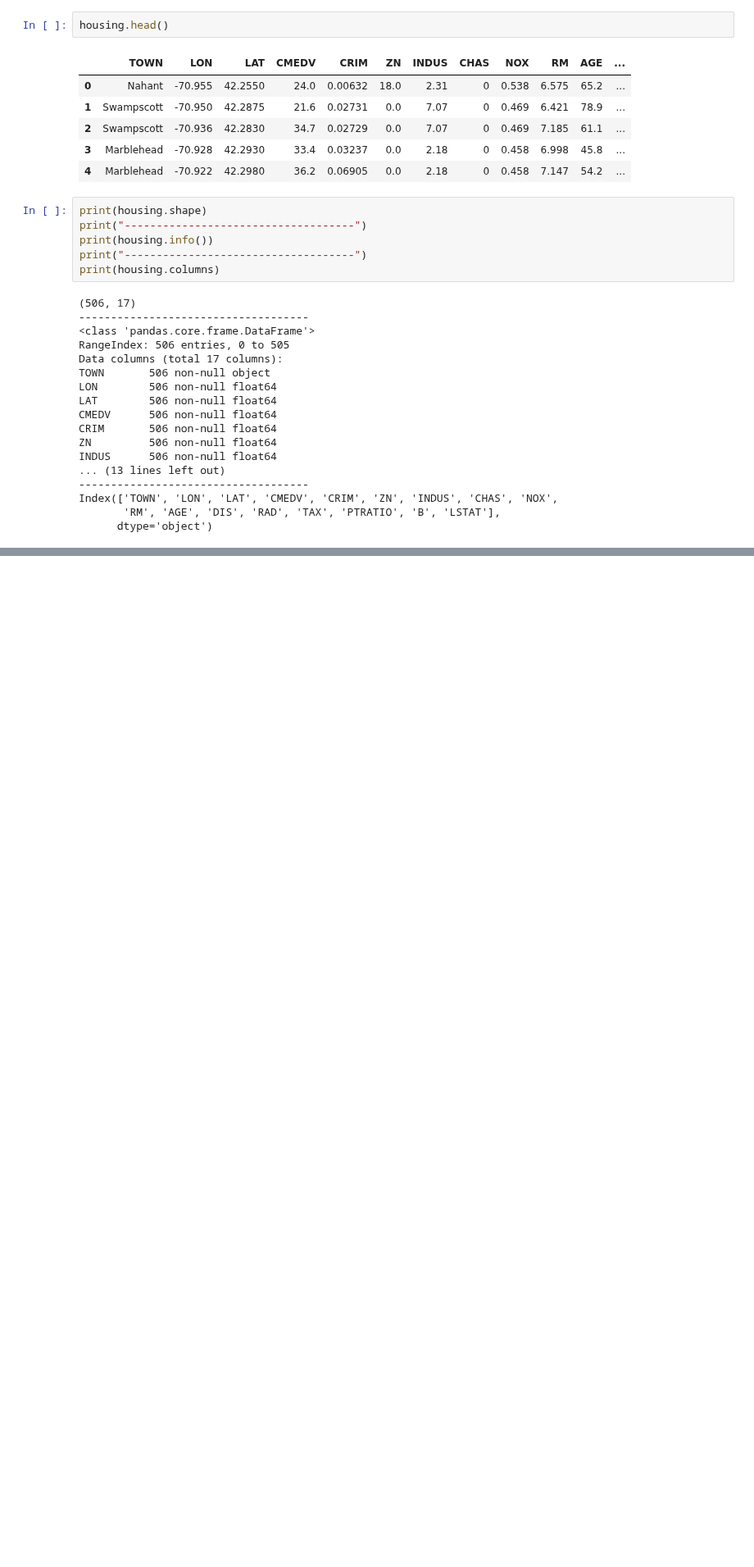
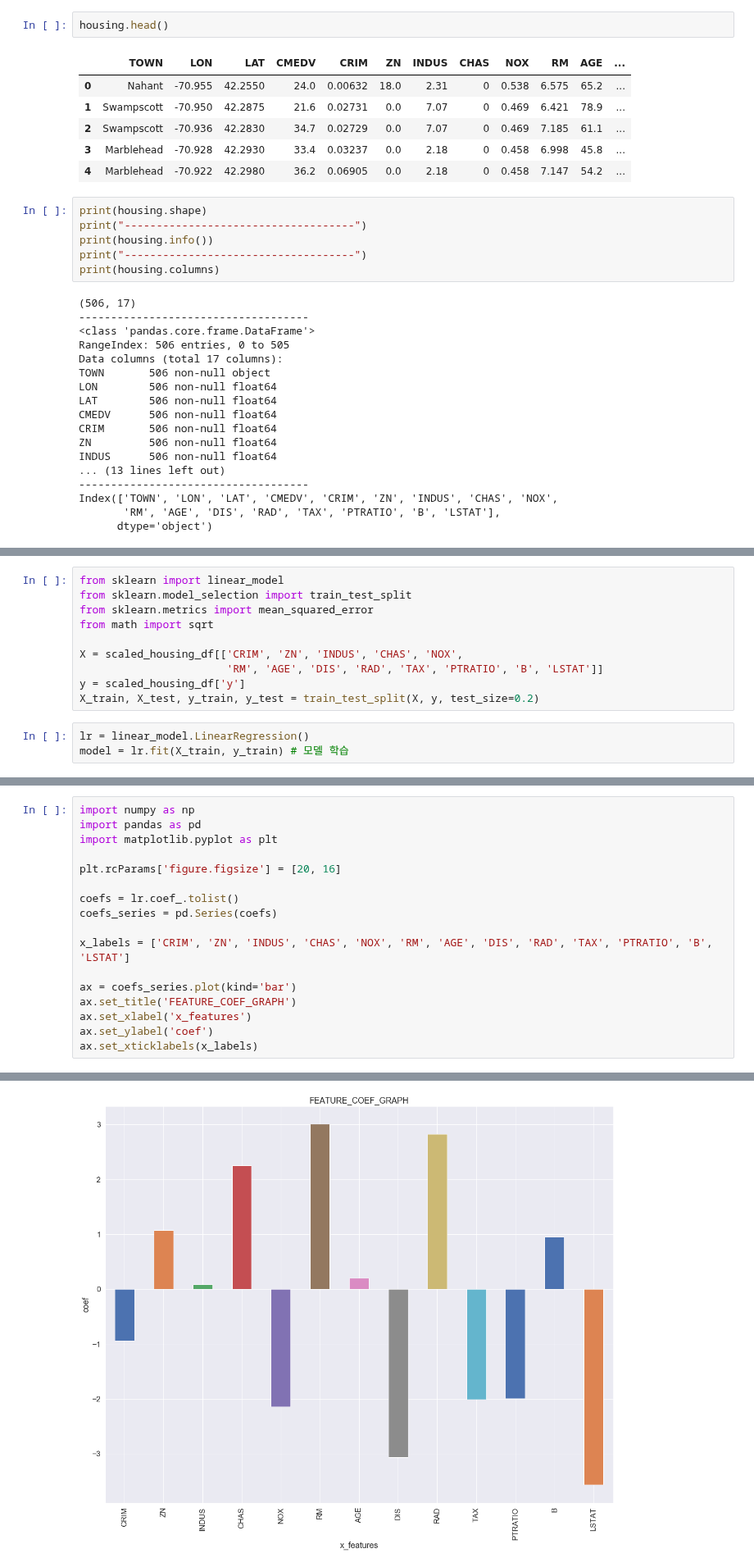
Before and after one commit to yoonkt200/python-data-analysis, a Jupyter notebook: chapter2/01-housing-prediction.ipynb, the cells around one changed output, grey strips where cells are left out. Shown at 82% size. Cells and saved outputs as stored; diff of their text form; blank space fills up the shorter version.

```diff
--- a/chapter2/01-housing-prediction.ipynb
+++ b/chapter2/01-housing-prediction.ipynb
@@ -73,0 +236,13 @@ Index(['TOWN', 'LON', 'LAT', 'CMEDV', 'CRIM', 'ZN', 'INDUS', 'CHAS', 'NOX',
+# %%
+from sklearn import linear_model
+from sklearn.model_selection import train_test_split
+from sklearn.metrics import mean_squared_error
+from math import sqrt
+
+X = scaled_housing_df[['CRIM', 'ZN', 'INDUS', 'CHAS', 'NOX',
+                       'RM', 'AGE', 'DIS', 'RAD', 'TAX', 'PTRATIO', 'B', 'LSTAT']]
+y = scaled_housing_df['y']
+X_train, X_test, y_train, y_test = train_test_split(X, y, test_size=0.2)
+# %%
+lr = linear_model.LinearRegression()
+model = lr.fit(X_train, y_train) # 모델 학습
@@ -73,0 +280,18 @@ Index(['TOWN', 'LON', 'LAT', 'CMEDV', 'CRIM', 'ZN', 'INDUS', 'CHAS', 'NOX',
+# %%
+import numpy as np
+import pandas as pd
+import matplotlib.pyplot as plt
+
+plt.rcParams['figure.figsize'] = [20, 16]
+
+coefs = lr.coef_.tolist()
+coefs_series = pd.Series(coefs)
+
+x_labels = ['CRIM', 'ZN', 'INDUS', 'CHAS', 'NOX', 'RM', 'AGE', 'DIS', 'RAD', 'TAX', 'PTRATIO', 'B', 'LSTAT']
+
+ax = coefs_series.plot(kind='bar')
+ax.set_title('FEATURE_COEF_GRAPH')
+ax.set_xlabel('x_features')
+ax.set_ylabel('coef')
+ax.set_xticklabels(x_labels)
+# %% [output]
@@ -73,0 +311 @@ Index(['TOWN', 'LON', 'LAT', 'CMEDV', 'CRIM', 'ZN', 'INDUS', 'CHAS', 'NOX',
+[figure, added]
```
Also changed, not shown: parts of 65 cells of this notebook, 1 other file.
